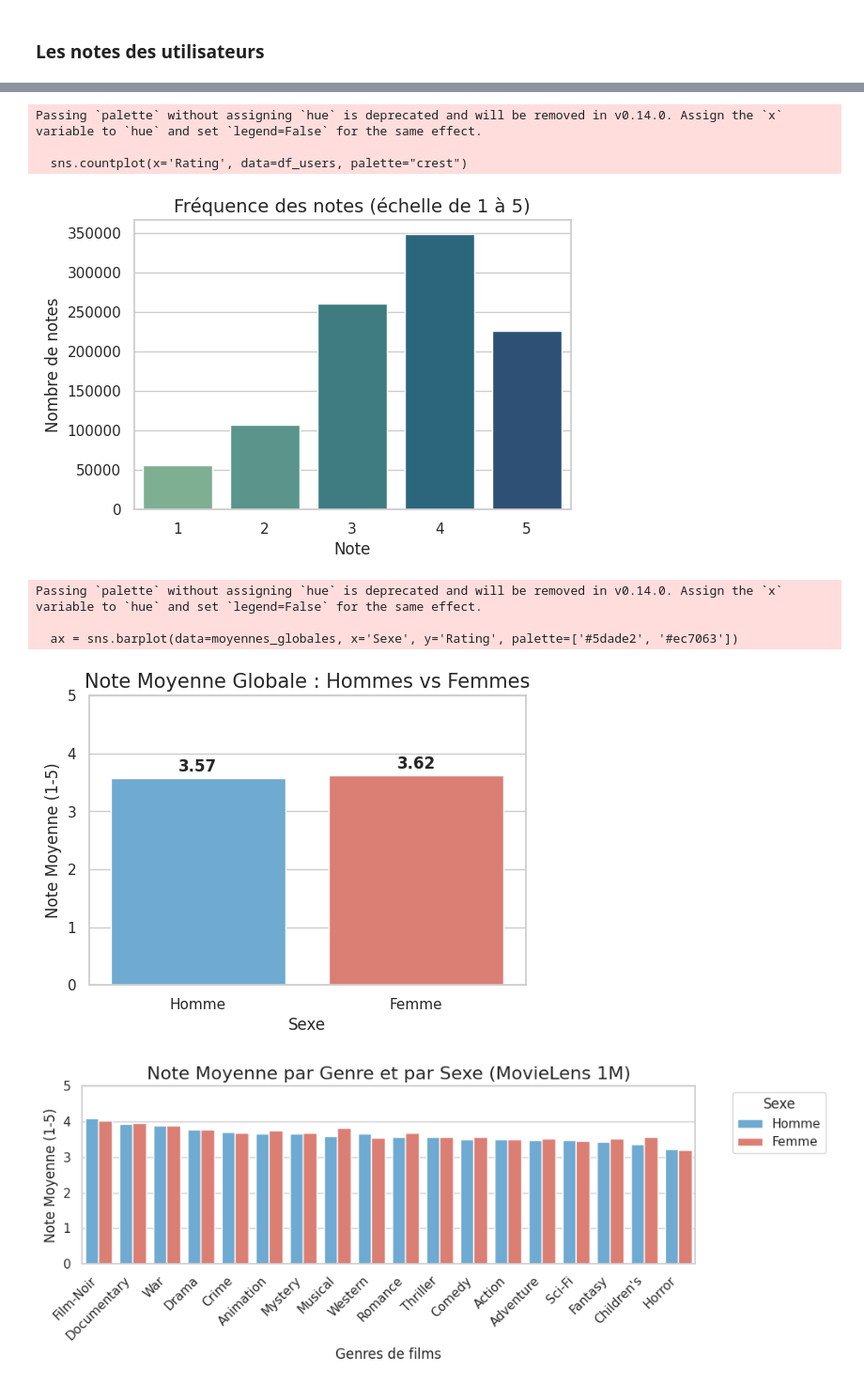
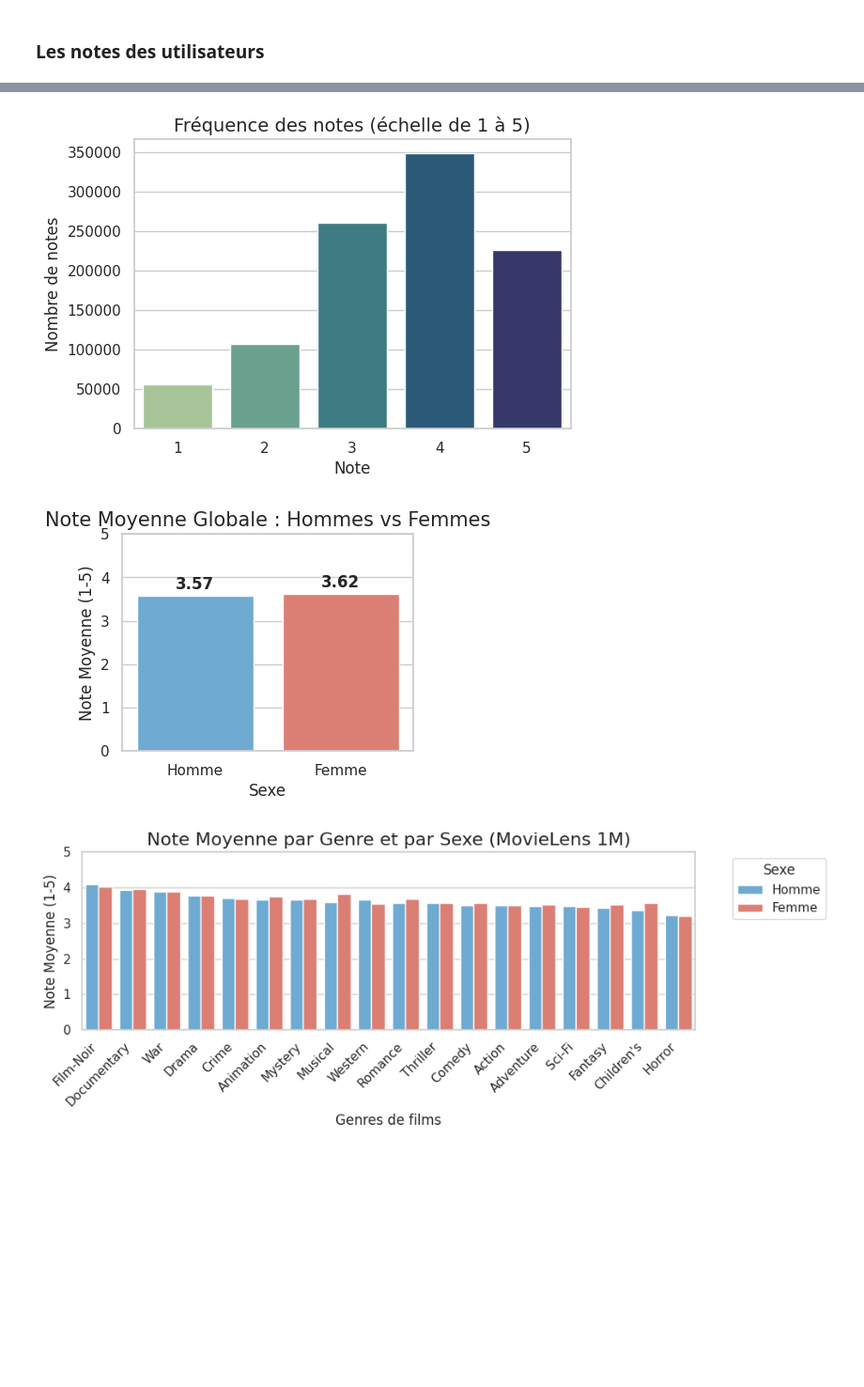
Before and after one commit to enzo-joly/projet_python_films, a Jupyter notebook: part2_recommenders /user_preferences copy.ipynb, the cells around one changed output, grey strips where cells are left out. Shown at 94% size. Drawn from its saved outputs; the diff is of its cells as text; code cells hidden in the pictures; blank space fills up the shorter version.

Commit message:
Recommenders modified again
Juste quelques changements des graphiques + des fonctions

```diff
--- a/part2_recommenders /user_preferences copy.ipynb
+++ b/part2_recommenders /user_preferences copy.ipynb
@@ -32,5 +27,5 @@ Extraction terminée.
 # %%
-# Preparing the dataframe (by merging user info, movie info and ratings into 1 df)
-df_users = merge_dfs()
+# Merging users info + movie info + ratings, cleaning up the df
+df_users = create_df()
 df_users.head()
 # %% [output]
@@ -43,4 +37,0 @@ df_users.head()
-# %%
-# Cleaning up the df (splitting titles and years + transforming Genres string into list + making Gender binary)
-df_users=clean_df(df_users)
-df_users.head()
@@ -143,45 +138,39 @@ Passing `palette` without assigning `hue` is deprecated and will be removed in v
 [figure]
 # %%
-# 4. Distribution des Notes attribuées
+# Distribution des Notes attribuées
 plt.figure(figsize=(6,4))
-sns.countplot(x='Rating', data=df_users, palette="crest")
+sns.countplot(x='Rating', data=df_users, palette="crest", hue='Rating', legend=False)
 plt.title("Fréquence des notes (échelle de 1 à 5)")
 plt.xlabel("Note")
 plt.ylabel("Nombre de notes")
 plt.show()
 # %% [output]
-Passing `palette` without assigning `hue` is deprecated and will be removed in v0.14.0. Assign the `x` variable to `hue` and set `legend=False` for the same effect.
-
-  sns.countplot(x='Rating', data=df_users, palette="crest")
-[figure, old version]
+[figure, new version]
 # %%
 # Notes moyennes par sexe
 
 # 0 = Male, 1 = Female
 moyennes_globales = df_users.groupby('Gender')['Rating'].mean().reset_index()
 moyennes_globales['Sexe'] = moyennes_globales['Gender'].map({0: 'Homme', 1: 'Femme'})
 
-plt.figure(figsize=(6, 4))
-ax = sns.barplot(data=moyennes_globales, x='Sexe', y='Rating', palette=['#5dade2', '#ec7063'])
+plt.figure(figsize=(4, 3))
+ax = sns.barplot(data=moyennes_globales, x='Sexe', y='Rating', palette=['#5dade2', '#ec7063'], hue='Sexe', legend=False)
 
 for p in ax.patches:
     ax.annotate(format(p.get_height(), '.2f'),
                 (p.get_x() + p.get_width() / 2., p.get_height()),
                 ha = 'center', va = 'center',
                 xytext = (0, 9),
                 textcoords = 'offset points',
                 fontsize=12, fontweight='bold')
 
 plt.title("Note Moyenne Globale : Hommes vs Femmes", fontsize=15)
 plt.ylabel("Note Moyenne (1-5)", fontsize=12)
 plt.xlabel("Sexe", fontsize=12)
 plt.ylim(0, 5)
 plt.show()
 # %% [output]
-Passing `palette` without assigning `hue` is deprecated and will be removed in v0.14.0. Assign the `x` variable to `hue` and set `legend=False` for the same effect.
-
-  ax = sns.barplot(data=moyennes_globales, x='Sexe', y='Rating', palette=['#5dade2', '#ec7063'])
-[figure, old version]
+[figure, new version]
 # %%
 # Préférences : Notes moyennes par genre et pas sexe
 # Explode the genres
```
Also changed, not shown: parts of 14 cells of this notebook, 1 other file.
